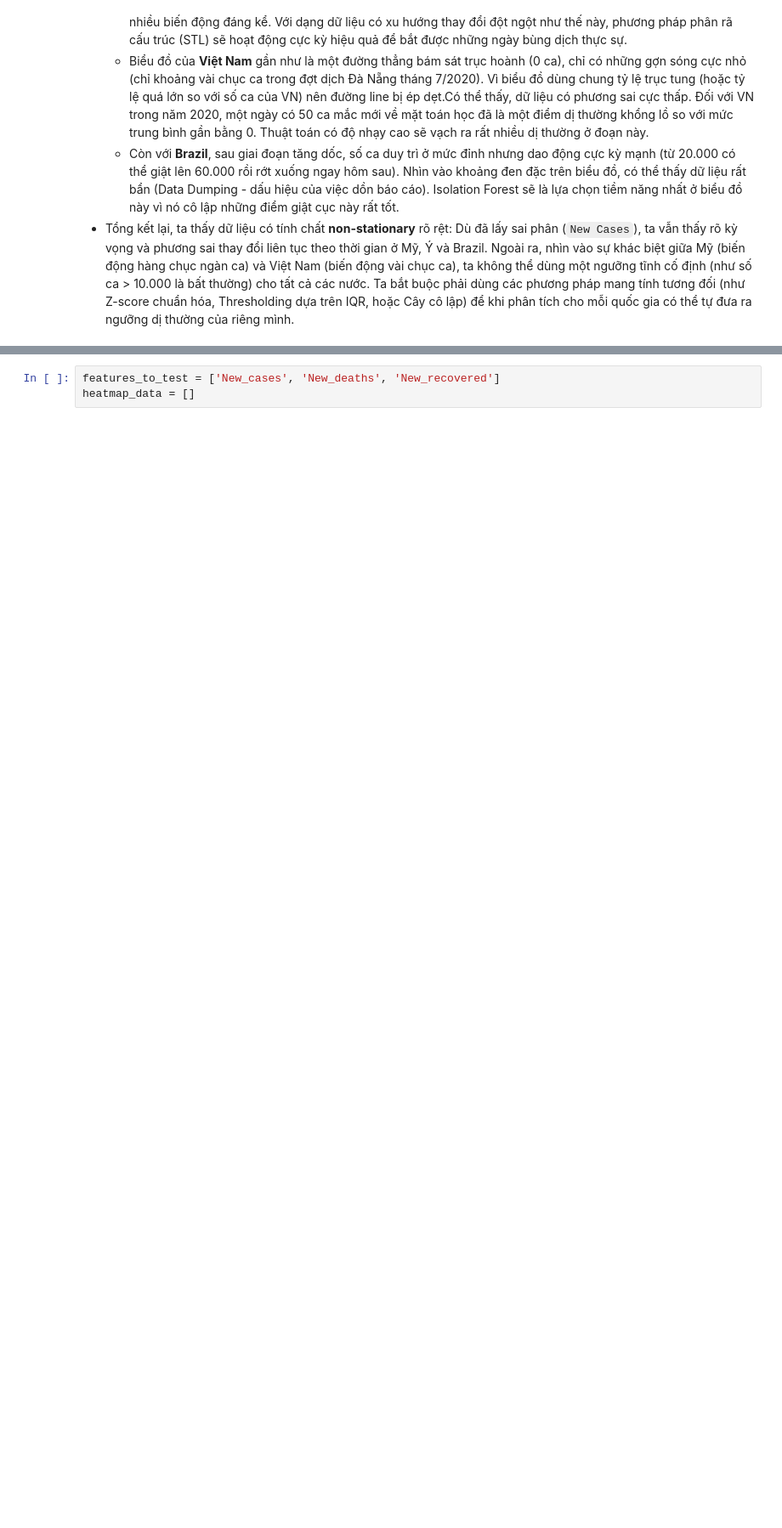
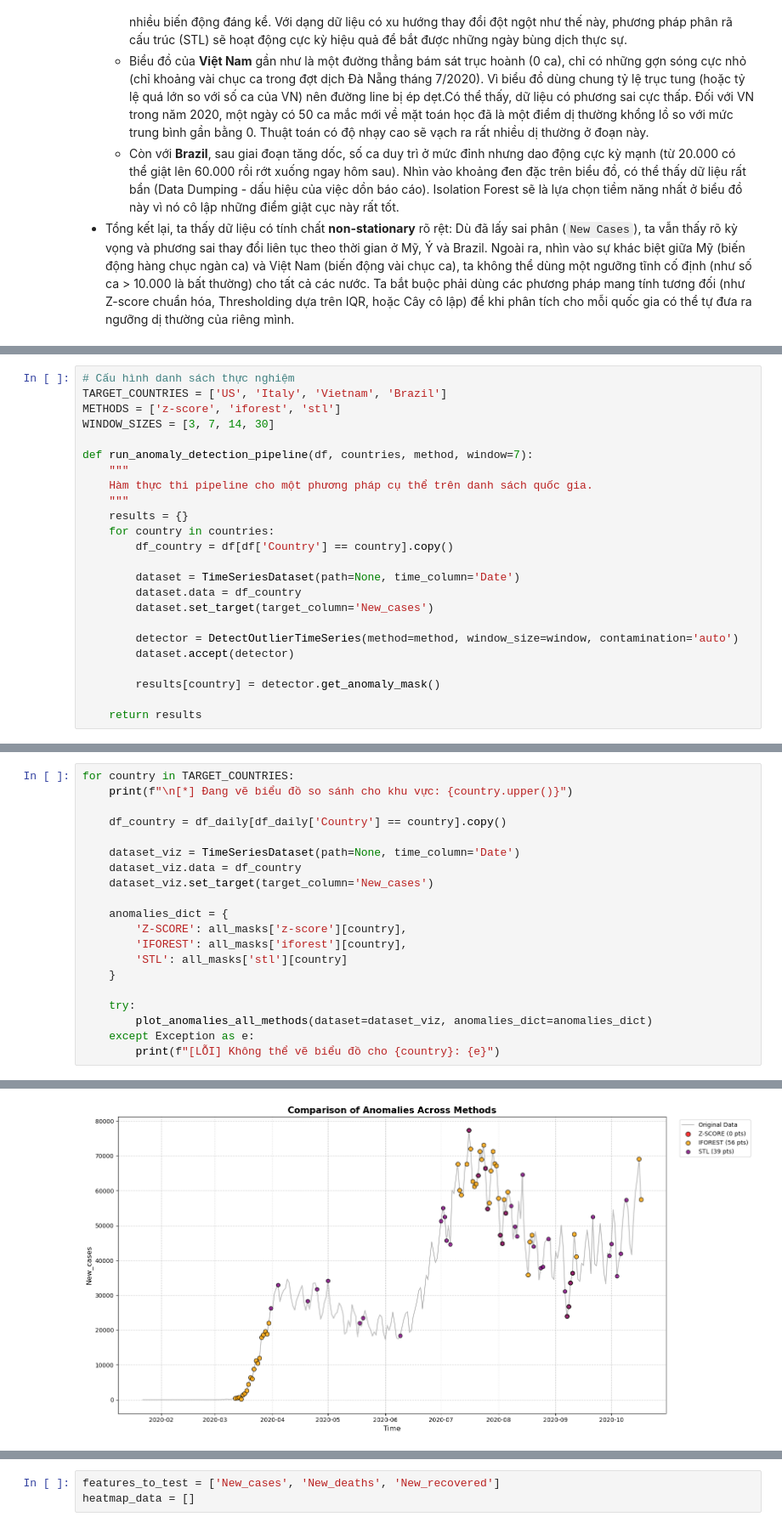
Before and after one commit to Taylor3691/mining-beyond-boundaries, a Jupyter notebook: notebooks/Hoang-time.preprocessing.detect.outlier.ipynb, the cells around one changed output, grey strips where cells are left out. Shown at 85% size. Drawn from its saved outputs; the diff is of its cells as text; blank space fills up the shorter version.

Commit message:
feature/update notebook for time-series detect outlier preprocessing analysis

```diff
--- a/notebooks/Hoang-time.preprocessing.detect.outlier.ipynb
+++ b/notebooks/Hoang-time.preprocessing.detect.outlier.ipynb
@@ -535,0 +179,24 @@ Tiếp theo ta sẽ thiết lập 2 vòng lặp (vòng lặp theo Quốc gia và
+# %%
+# Cấu hình danh sách thực nghiệm
+TARGET_COUNTRIES = ['US', 'Italy', 'Vietnam', 'Brazil']
+METHODS = ['z-score', 'iforest', 'stl']
+WINDOW_SIZES = [3, 7, 14, 30]
+
+def run_anomaly_detection_pipeline(df, countries, method, window=7):
+    """
+    Hàm thực thi pipeline cho một phương pháp cụ thể trên danh sách quốc gia.
+    """
+    results = {}
+    for country in countries:
+        df_country = df[df['Country'] == country].copy()
+
+        dataset = TimeSeriesDataset(path=None, time_column='Date')
+        dataset.data = df_country
+        dataset.set_target(target_column='New_cases')
+
+        detector = DetectOutlierTimeSeries(method=method, window_size=window, contamination='auto')
+        dataset.accept(detector)
+
+        results[country] = detector.get_anomaly_mask()
+
+    return results
@@ -535,0 +253,21 @@ Tiếp theo ta sẽ thiết lập 2 vòng lặp (vòng lặp theo Quốc gia và
+# %%
+for country in TARGET_COUNTRIES:
+    print(f"\n[*] Đang vẽ biểu đồ so sánh cho khu vực: {country.upper()}")
+
+    df_country = df_daily[df_daily['Country'] == country].copy()
+
+    dataset_viz = TimeSeriesDataset(path=None, time_column='Date')
+    dataset_viz.data = df_country
+    dataset_viz.set_target(target_column='New_cases')
+
+    anomalies_dict = {
+        'Z-SCORE': all_masks['z-score'][country],
+        'IFOREST': all_masks['iforest'][country],
+        'STL': all_masks['stl'][country]
+    }
+
+    try:
+        plot_anomalies_all_methods(dataset=dataset_viz, anomalies_dict=anomalies_dict)
+    except Exception as e:
+        print(f"[LỖI] Không thể vẽ biểu đồ cho {country}: {e}")
+# %% [output]
@@ -535,0 +275 @@ Tiếp theo ta sẽ thiết lập 2 vòng lặp (vòng lặp theo Quốc gia và
+[figure, added]
```
Also changed, not shown: parts of 66 cells of this notebook.
